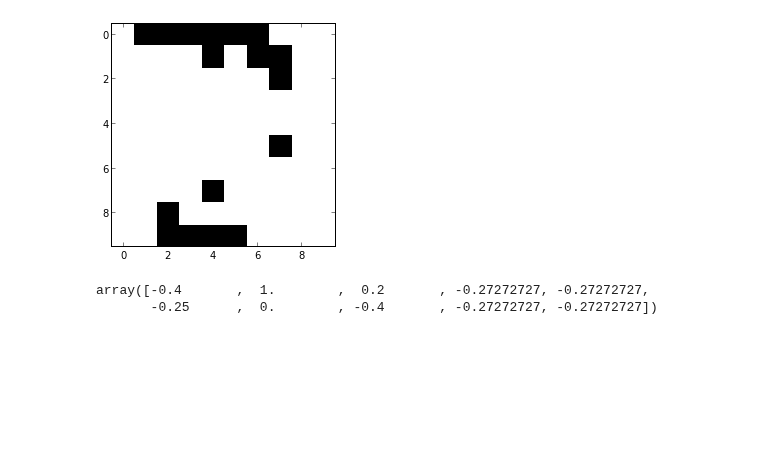
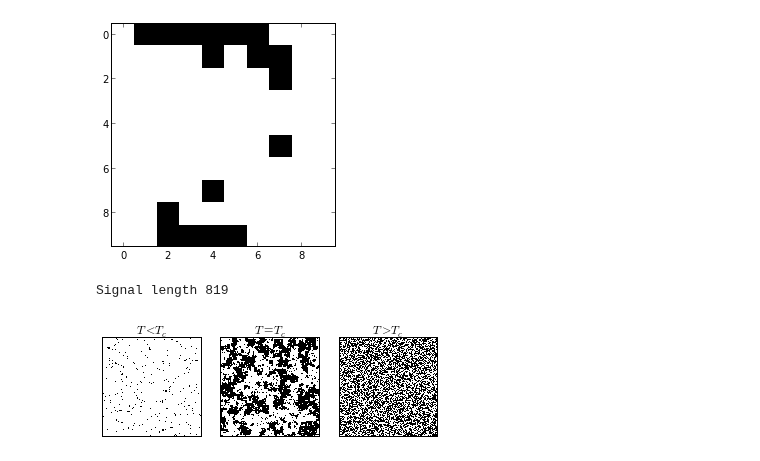
Before and after one commit to forrestsheldon/neurodynamics, a Jupyter notebook: Ising_CS.ipynb, the cells around one changed output. Drawn from its saved outputs; the diff is of its cells as text; code cells hidden in the pictures; blank space fills up the shorter version.

```diff
--- a/Ising_CS.ipynb
+++ b/Ising_CS.ipynb
@@ -750,8 +743,45 @@ ValueError: Rank(A) < p or Rank([G; A]) < n
 cs_test.display()
 # %% [output]
 [figure]
-# %%
-np.dot(meas_mat,signal)
-# %% [output]
-array([-0.4       ,  1.        ,  0.2       , -0.27272727, -0.27272727,
-       -0.25      ,  0.        , -0.4       , -0.27272727, -0.27272727])
+# %%
+# Generate a signal and ising model
+ising_size = (128, 128)
+
+signal = np.random.choice([-1, 1], (floor(128*128*0.05),))
+print "Signal length %d" % (len(signal))
+
+all_idx = list(np.ndindex(ising_size[0], ising_size[1]))
+fix = rndm.sample(all_idx, len(signal))
+
+ics = Ising_cs(ising_size, signal, fix, 1)
+# %% [output]
+Signal length 819
+# %%
+fig = plt.figure()
+a = fig.add_subplot(1, 3, 1)
+ics.set_temp(0.01)
+ics.ground_state()
+ics.gibbs(100 * ics.sites)
+ics.display()
+a.set_title(r'$T<T_c$')
+a.xaxis.set_visible(False)
+a.yaxis.set_visible(False)
+a = fig.add_subplot(1, 3, 2)
+ics.set_temp(2.3)
+ics.randomize()
+ics.gibbs(100 * ics.sites)
+ics.display()
+a.set_title(r'$T=T_c$')
+a.xaxis.set_visible(False)
+a.yaxis.set_visible(False)
+a = fig.add_subplot(1, 3, 3)
+ics.set_temp(100)
+ics.randomize()
+ics.gibbs(100 * ics.sites)
+ics.display()
+a.set_title(r'$T>T_c$')
+a.xaxis.set_visible(False)
+a.yaxis.set_visible(False)
+fig.savefig('Ising_states.png', bbox_inches='tight')
+# %% [output]
+[figure, added]
```
Also changed, not shown: parts of 10 cells of this notebook, 5 other files.
